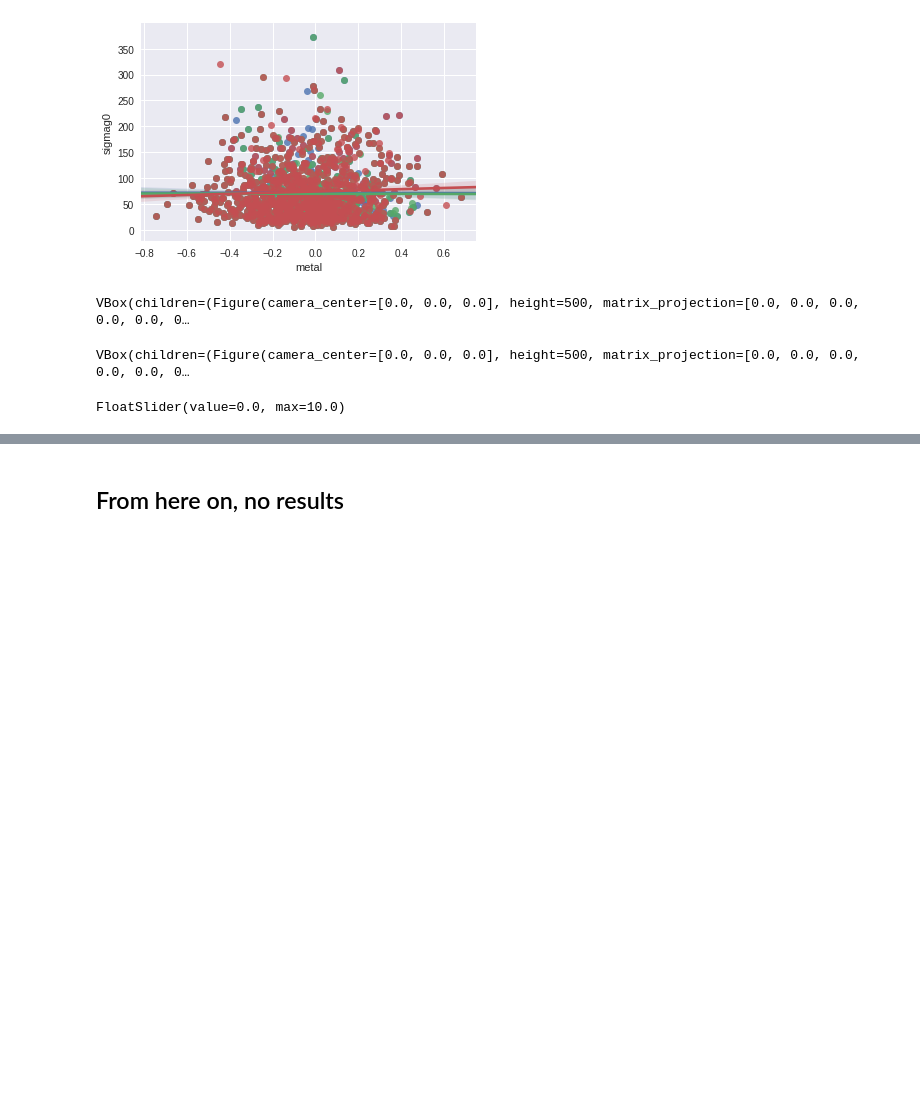
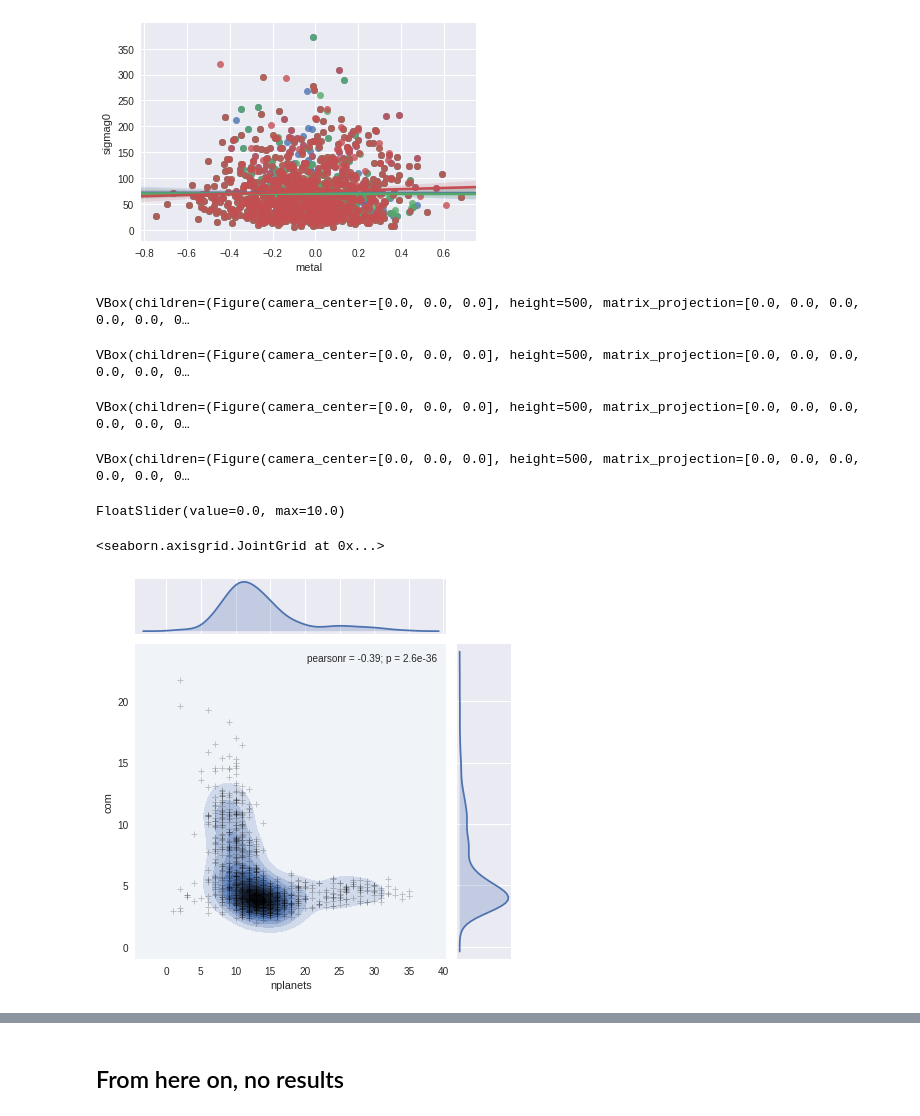
Before and after one commit to saint-germain/population_synthesis, a Jupyter notebook: tools/separate_stats.ipynb, the cells around one changed output, grey strips where cells are left out. Saved outputs shown, nothing was run; the diff lists cells and outputs as text; code cells hidden in the pictures; blank space fills up the shorter version.

```diff
--- a/tools/separate_stats.ipynb
+++ b/tools/separate_stats.ipynb
@@ -242,4 +231,14 @@ scatter = ipv.scatter(dnt.metal, 1000*dnt.massefficiency, dnt.nplanets, marker='
 ipv.show()
 # %% [output]
 VBox(children=(Figure(camera_center=[0.0, 0.0, 0.0], height=500, matrix_projection=[0.0, 0.0, 0.0, 0.0, 0.0, 0…
+# %%
+fig = ipv.figure()
+scatter = ipv.scatter(dng.taugas, np.log10(dng.com), dng.ngi, marker='sphere')
+ipv.xlabel("[Fe/H]")
+ipv.ylabel("eff")
+ipv.zlabel("nplanets")
+
+ipv.show()
+# %% [output]
+VBox(children=(Figure(camera_center=[0.0, 0.0, 0.0], height=500, matrix_projection=[0.0, 0.0, 0.0, 0.0, 0.0, 0…
 # %%
@@ -248,6 +251,16 @@ scatter = ipv.scatter(dnt.metal, dnt.logeff, dnt.nplanets, marker='sphere')
 ipv.show()
 # %% [output]
 VBox(children=(Figure(camera_center=[0.0, 0.0, 0.0], height=500, matrix_projection=[0.0, 0.0, 0.0, 0.0, 0.0, 0…
+# %%
+fig2 = ipv.figure()
+scatter = ipv.scatter(dnt.rc, dnt.com, dnt.nplanets, marker='sphere')
+ipv.xlabel("[Fe/H]")
+ipv.ylabel("com")
+ipv.zlabel("nplanets")
+
+ipv.show()
+# %% [output]
+VBox(children=(Figure(camera_center=[0.0, 0.0, 0.0], height=500, matrix_projection=[0.0, 0.0, 0.0, 0.0, 0.0, 0…
 # %%
 scatter.size = 10
 slider = widgets.FloatSlider(min=0.0, max=10, step=0.1)
@@ -259,0 +271,6 @@ a
+# %%
+g=sns.jointplot(dnt.nplanets, dnt.com,kind='kde')
+g.plot_joint(plt.scatter, c="k", s=30, alpha=0.2, linewidth=1, marker="+")
+# %% [output]
+<seaborn.axisgrid.JointGrid at 0x...>
+[figure, added]
```
Also changed, not shown: parts of 6 cells of this notebook.
